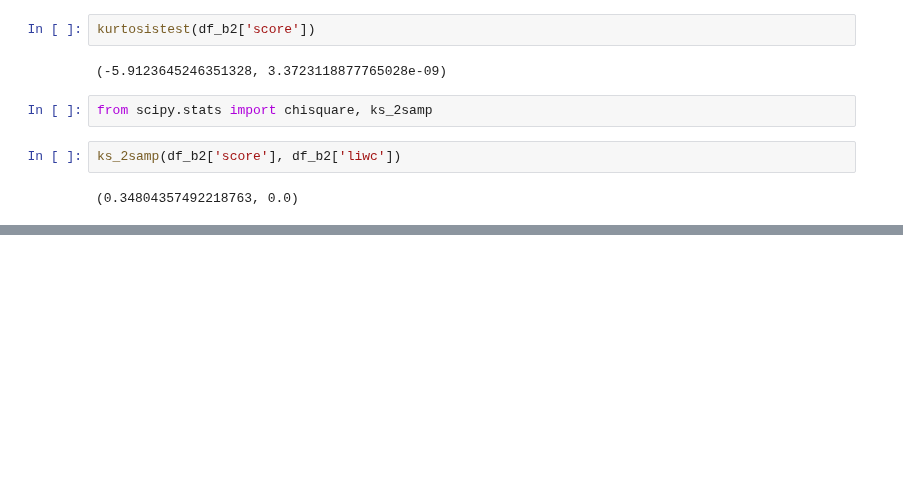
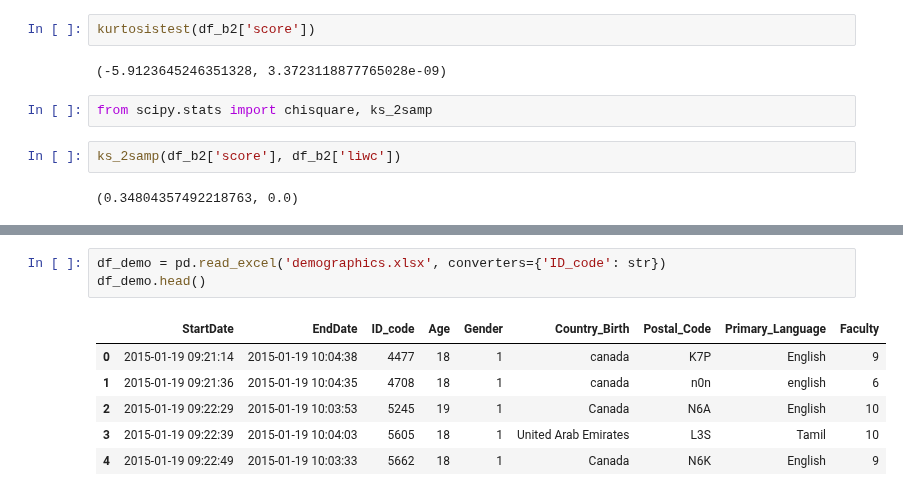
Before and after one commit to mavillard/liwc, a Jupyter notebook: comparison.ipynb, the cells around one changed output, grey strips where cells are left out. Saved outputs shown, nothing was run; the diff lists cells and outputs as text; blank space fills up the shorter version.

Commit message:
One single df for demographics data

```diff
--- a/comparison.ipynb
+++ b/comparison.ipynb
@@ -382,0 +311,10 @@ array([-15.  , -11.25,  -7.5 ,  -3.75,   0.  ,   3.75,   7.5 ,  11.25,  15.  ])
+# %%
+df_demo = pd.read_excel('demographics.xlsx', converters={'ID_code': str})
+df_demo.head()
+# %% [output]
+|  | StartDate | EndDate | ID_code | Age | Gender | Country_Birth | Postal_Code | Primary_Language | Faculty |
+| 0 | 2015-01-19 09:21:14 | 2015-01-19 10:04:38 | 4477 | 18 | 1 | canada | K7P | English | 9 |
+| 1 | 2015-01-19 09:21:36 | 2015-01-19 10:04:35 | 4708 | 18 | 1 | canada | n0n | english | 6 |
+| 2 | 2015-01-19 09:22:29 | 2015-01-19 10:03:53 | 5245 | 19 | 1 | Canada | N6A | English | 10 |
+| 3 | 2015-01-19 09:22:39 | 2015-01-19 10:04:03 | 5605 | 18 | 1 | United Arab Emirates | L3S | Tamil | 10 |
+| 4 | 2015-01-19 09:22:49 | 2015-01-19 10:03:33 | 5662 | 18 | 1 | Canada | N6K | English | 9 |
```
Also changed, not shown: parts of 27 cells of this notebook.
